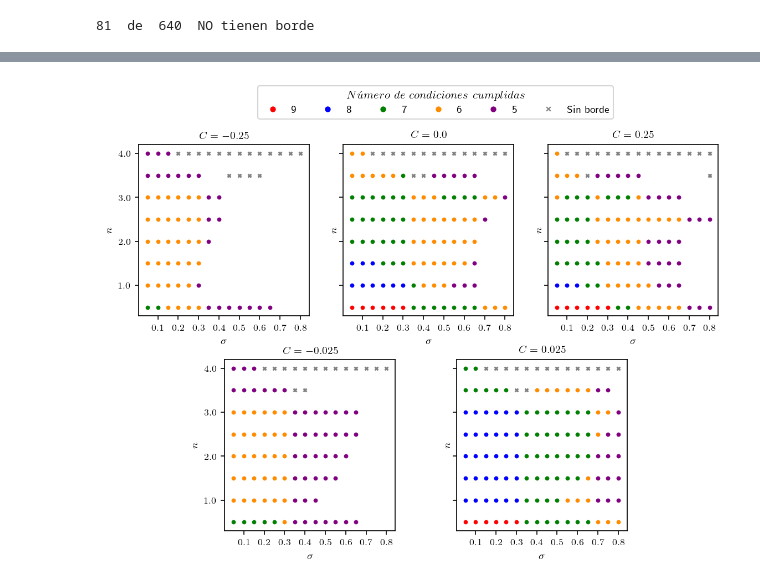
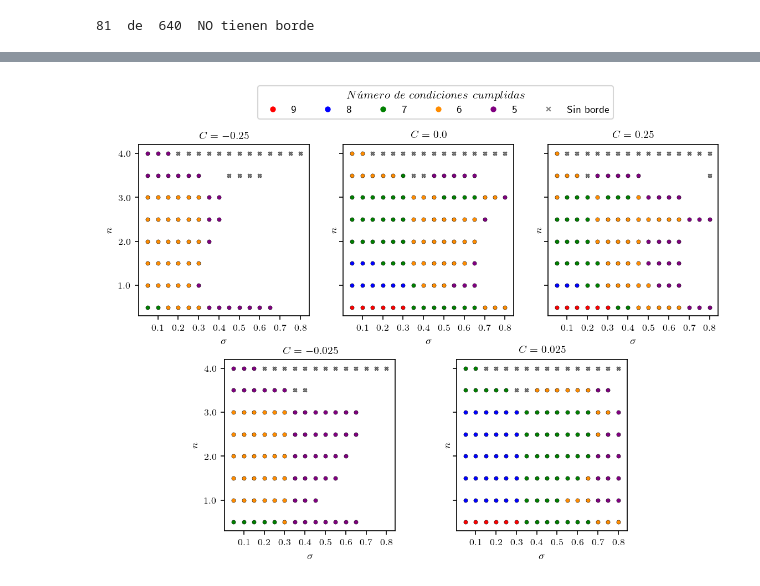
Before and after one commit to danielfsu/TrabajoDeInvestigacion, a Jupyter notebook: Polítropa_II_(Densidad_de_Energía)/Polítropa II - Espacio de Parámetros (Rebanadas).ipynb, the cells around one changed output, grey strips where cells are left out. Drawn from its saved outputs; the diff is of its cells as text; code cells hidden in the pictures.

```diff
--- a/Polítropa_II_(Densidad_de_Energía)/Polítropa II - Espacio de Parámetros (Rebanadas).ipynb
+++ b/Polítropa_II_(Densidad_de_Energía)/Polítropa II - Espacio de Parámetros (Rebanadas).ipynb
@@ -122,16 +122,2 @@ C interval: -0.25, -0.025, 0.0, 0.025, 0.25
 Número de modelos:  640
-# %%
-ListaModelos = []                                        # Contenedor para todos los modelos
-
-for i in range(len(Lista_C)):
-
-    ListaModelos.append([])                              # Contenedor para C
-
-    for j in range(len(Lista_n)):
-
-        ListaModelos[i].append([])                       # Contenedor para n
-
-        for k in range(len(Lista_sigma)):
-
-            ListaModelos[i][j].append([])                # Contenedor para sigma
 # %%
@@ -611,16 +681,16 @@ for j in range(len(Lista_n)):
 
     for k in range(len(Lista_sigma)):
 
-        axs[0,0].scatter(Lista_sigma[k],Lista_n[j],c=C[0][j][k][0],marker=C[0][j][k][1],s=12,
-                   edgecolors=C[0][j][k][0],linewidths=0.25)
-        axs[0,1].scatter(Lista_sigma[k],Lista_n[j],c=C[2][j][k][0],marker=C[2][j][k][1],s=12,
-                   edgecolors=C[2][j][k][0],linewidths=0.25)
-        axs[0,2].scatter(Lista_sigma[k],Lista_n[j],c=C[4][j][k][0],marker=C[4][j][k][1],s=12,
-                   edgecolors=C[4][j][k][0],linewidths=0.25)
-        axs[1,0].scatter(Lista_sigma[k],Lista_n[j],c=C[1][j][k][0],marker=C[1][j][k][1],s=12,
-                   edgecolors=C[1][j][k][0],linewidths=0.25)
-        axs[1,1].scatter(Lista_sigma[k],Lista_n[j],c=C[3][j][k][0],marker=C[3][j][k][1],s=12,
-                   edgecolors=C[3][j][k][0],linewidths=0.25)
+        axs[0,0].scatter(Lista_sigma[k],Lista_n[j],c=ListaModelos[0][j][k][0][0],marker=ListaModelos[0][j][k][0][1],
+                         s=ListaModelos[0][j][k][0][2],edgecolors='k',linewidths=0.25)
+        axs[0,1].scatter(Lista_sigma[k],Lista_n[j],c=ListaModelos[2][j][k][0][0],marker=ListaModelos[2][j][k][0][1],
+                         s=ListaModelos[2][j][k][0][2],edgecolors='k',linewidths=0.25)
+        axs[0,2].scatter(Lista_sigma[k],Lista_n[j],c=ListaModelos[4][j][k][0][0],marker=ListaModelos[4][j][k][0][1],
+                         s=ListaModelos[4][j][k][0][2],edgecolors='k',linewidths=0.25)
+        axs[1,0].scatter(Lista_sigma[k],Lista_n[j],c=ListaModelos[1][j][k][0][0],marker=ListaModelos[1][j][k][0][1],
+                         s=ListaModelos[1][j][k][0][2],edgecolors='k',linewidths=0.25)
+        axs[1,1].scatter(Lista_sigma[k],Lista_n[j],c=ListaModelos[3][j][k][0][0],marker=ListaModelos[3][j][k][0][1],
+                         s=ListaModelos[3][j][k][0][2],edgecolors='k',linewidths=0.25)
         axs[1,2].set_visible(False)
 
         axs[1,0].set_position([0.24,0.10625,0.228,0.343])
@@ -640,31 +710,31 @@ for j in range(len(Lista_n)):
         axs[0,1].set_yticks([1.0,2.0,3.0,4.0])
         axs[0,1].set_title(r'$C = {}$'.format(Lista_C[2]),
                            x=0.5,y=1.0,fontsize=9)
 
         axs[0,2].set_xlabel(r'$\sigma$',fontsize=9)
         axs[0,2].set_ylabel(r'$n$',fontsize=9)
         axs[0,2].set_xticks([0.1,0.2,0.3,0.4,0.5,0.6,0.7,0.8])
         axs[0,2].set_yticks([1.0,2.0,3.0,4.0])
         axs[0,2].set_title(r'$C = {}$'.format(Lista_C[4]),
                            x=0.5,y=1.0,fontsize=9)
 
         axs[1,0].set_xlabel(r'$\sigma$',fontsize=9)
         axs[1,0].set_ylabel(r'$n$',fontsize=9)
         axs[1,0].set_xticks([0.1,0.2,0.3,0.4,0.5,0.6,0.7,0.8])
         axs[1,0].set_yticks([1.0,2.0,3.0,4.0])
         axs[1,0].set_title(r'$C = {}$'.format(Lista_C[1]),
                            x=0.5,y=1.0,fontsize=9)
 
         axs[1,1].set_xlabel(r'$\sigma$',fontsize=9)
         axs[1,1].set_ylabel(r'$n$',fontsize=9)
         axs[1,1].set_xticks([0.1,0.2,0.3,0.4,0.5,0.6,0.7,0.8])
         axs[1,1].set_yticks([1.0,2.0,3.0,4.0])
         axs[1,1].set_title(r'$C = {}$'.format(Lista_C[3]),
                            x=0.5,y=1.0,fontsize=9)
 
 Legend = axs[0,1].legend(handles=legend_elements,title=r'$N\acute{u}mero$ $de$ $condiciones$ $cumplidas$',ncol=6,loc=(-0.5,1.15),fontsize=9)
 plt.setp(Legend.get_title(),fontsize='medium')
 
 plt.show()
 # %% [output]
-[figure, old version]
+[figure, new version]
```
Also changed, not shown: parts of 12 cells of this notebook.
